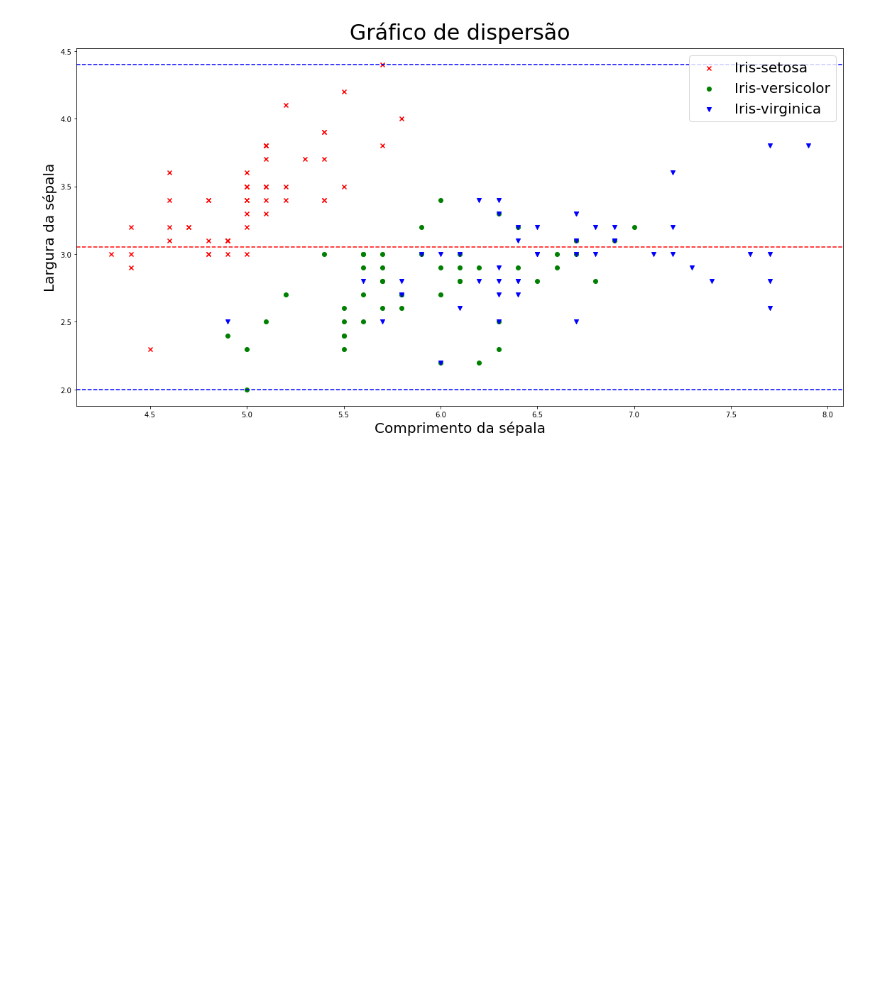
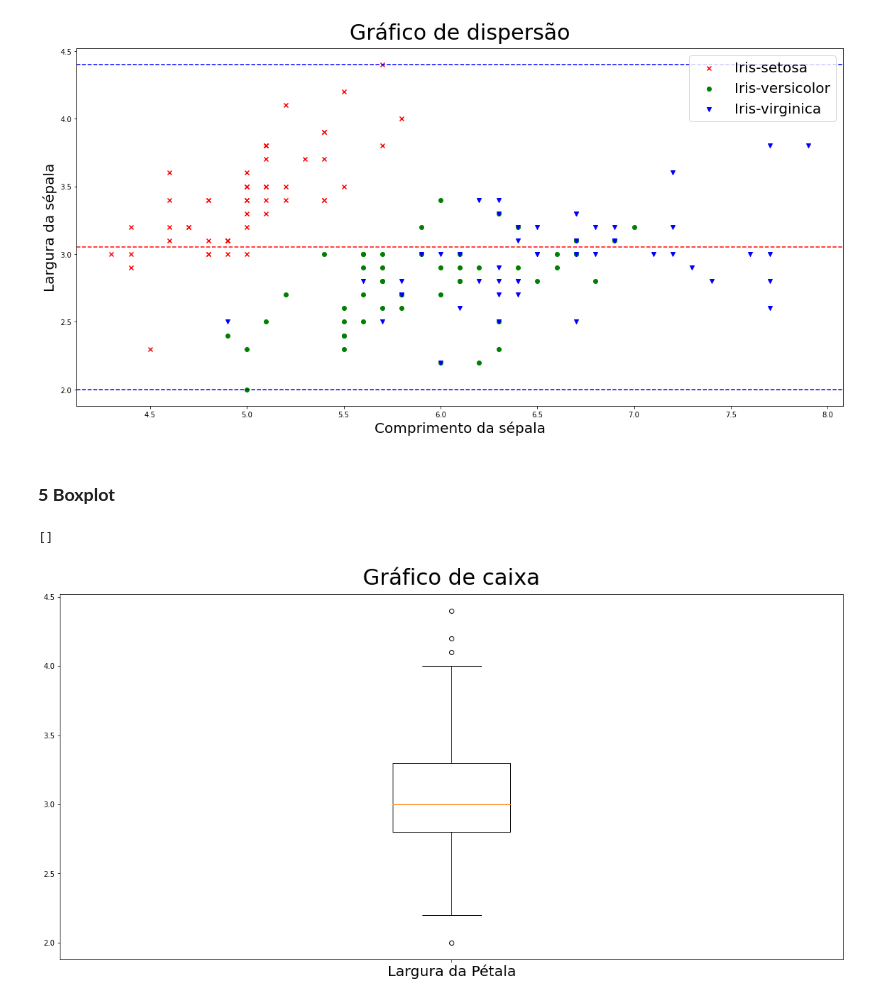
Before and after one commit to Marcus-Bernard0/data_science_alura, a Jupyter notebook: 10 - Visualização com matplotlib/Projeto.ipynb, the cells around one changed output. Cells and saved outputs as stored; diff of their text form; code cells hidden in the pictures; blank space fills up the shorter version.

Commit message:
'boxplot_e_histograma'

```diff
--- a/10 - Visualização com matplotlib/Projeto.ipynb
+++ b/10 - Visualização com matplotlib/Projeto.ipynb
@@ -411,3 +411,16 @@ eixo.legend(cores, fontsize = 20, loc = 'best')
 # %% [output]
 <matplotlib.legend.Legend at 0x...>
 [figure]
+# %% [markdown]
+### __5 Boxplot__
+# %%
+fig = plt.figure(figsize = (15,7))
+eixo = fig.add_axes([0,0,1,1])
+
+eixo.boxplot(df['largura_sépala'])
+eixo.set_title("Gráfico de caixa", fontsize = 30, pad= 13)
+eixo.set_xticklabels(['Largura da Pétala'], fontsize = 20)
+plt.plot()
+# %% [output]
+[]
+[figure, added]
```
Also changed, not shown: parts of 4 cells of this notebook.
